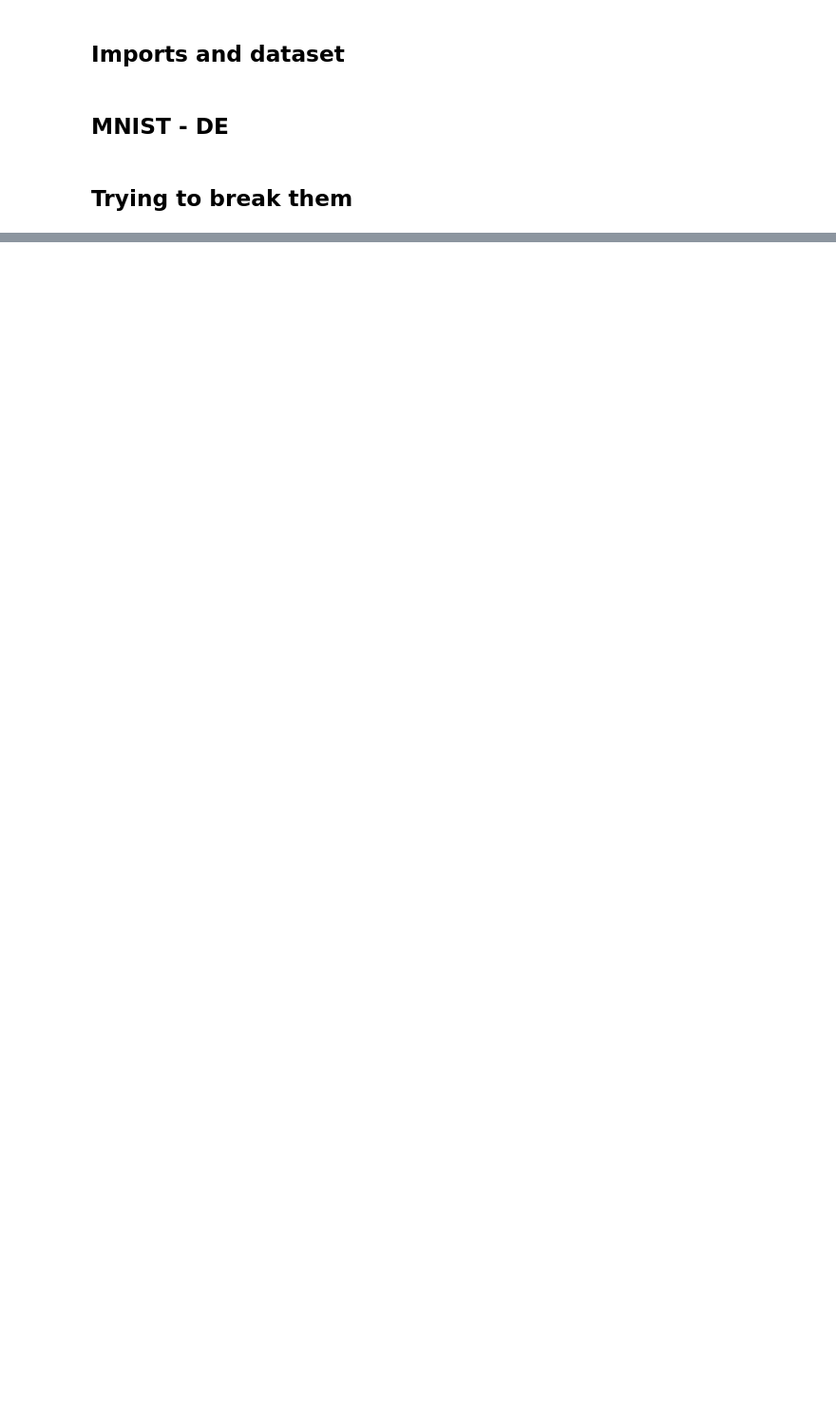
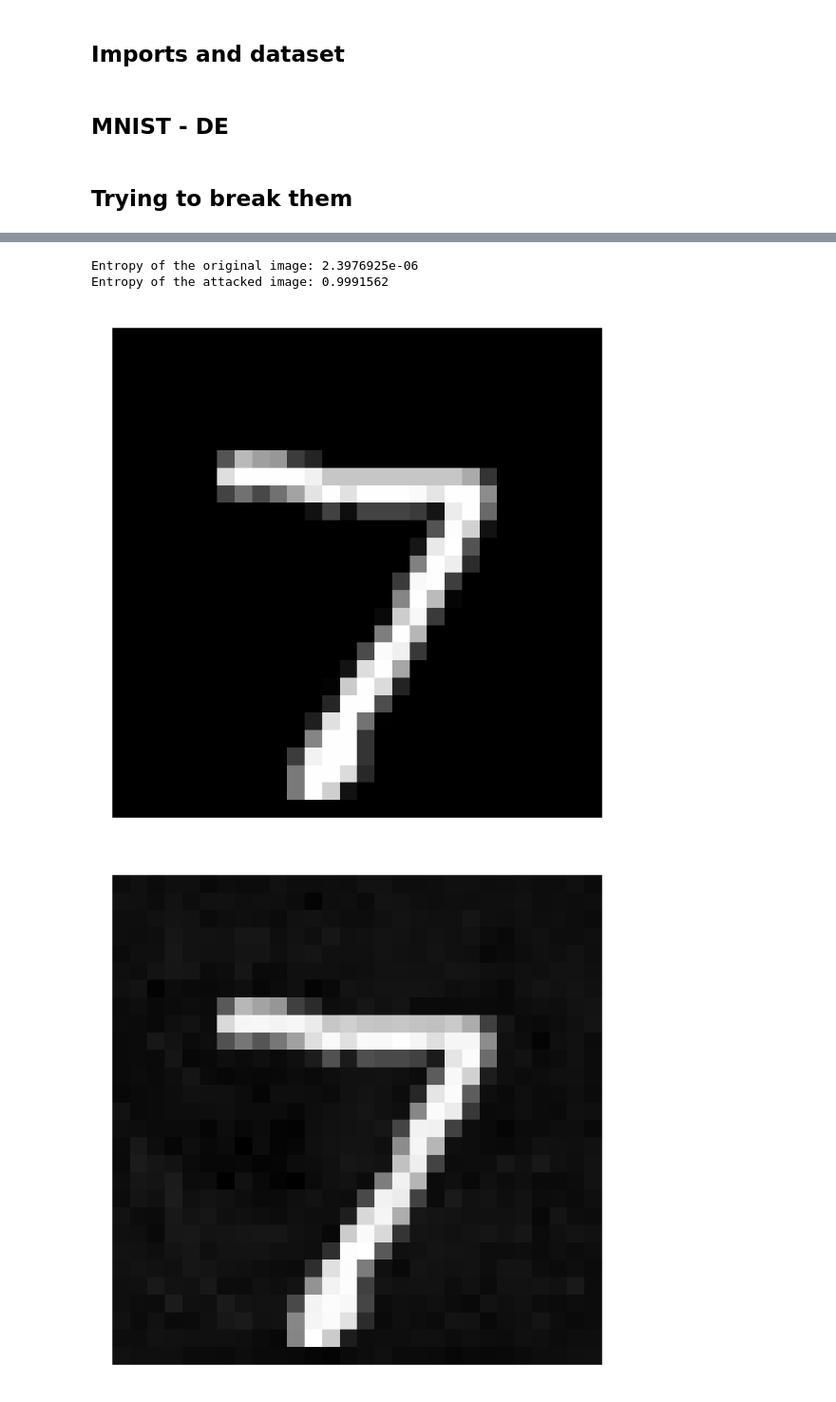
Before and after one commit to pablogarciarce/AdvReg, a Jupyter notebook: notebooks/test_distr_de_wasserstein.ipynb, the cells around one changed output, grey strips where cells are left out. Shown at 95% size. Cells and saved outputs as stored; diff of their text form; code cells hidden in the pictures; blank space fills up the shorter version.

```diff
--- a/notebooks/test_distr_de_wasserstein.ipynb
+++ b/notebooks/test_distr_de_wasserstein.ipynb
@@ -140,0 +144,23 @@ plt.legend(legend)
+# %%
+# Example to plot the attacked image
+x = X_test[0]
+x = jax.numpy.array(x.reshape(1, -1))
+obj_appd = numpyro.distributions.Dirichlet(jnp.ones(10))
+x_adv, _ = wasserstein_attack(model, x, appd=obj_appd, rng=jax.random.PRNGKey(0), epsilon=0.5, num_samples=20)
+print('Entropy of the original image:', entropy(x, model.sample_predictive_distribution(jax.random.PRNGKey(0), x, 20)))
+print('Entropy of the attacked image:', entropy(x_adv, model.sample_predictive_distribution(jax.random.PRNGKey(0), x_adv, 20)))
+# Plot the original image
+# plot x and x_adv
+fig, ax = plt.subplots(1, 2, figsize=(10, 5))
+ax[0].imshow(x.reshape(28, 28), cmap='gray')
+ax[0].axis('off')
+ax[0].set_title('Original Image')
+ax[1].imshow(x_adv.reshape(28, 28), cmap='gray')
+ax[1].axis('off')
+ax[1].set_title('Adversarial Image')
+plt.show()
+# %% [output]
+Entropy of the original image: 2.3976925e-06
+Entropy of the attacked image: 0.9991562
+[figure, added]
+[figure, added]
```
Also changed, not shown: parts of 6 cells of this notebook, 25 other files.
